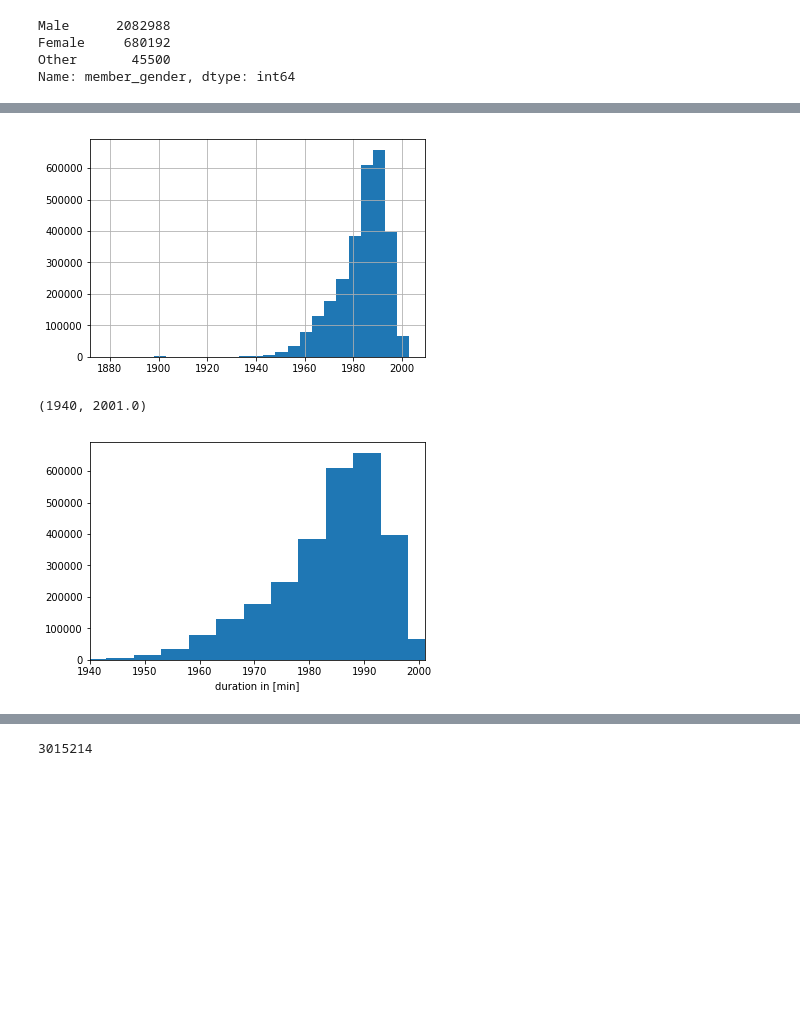
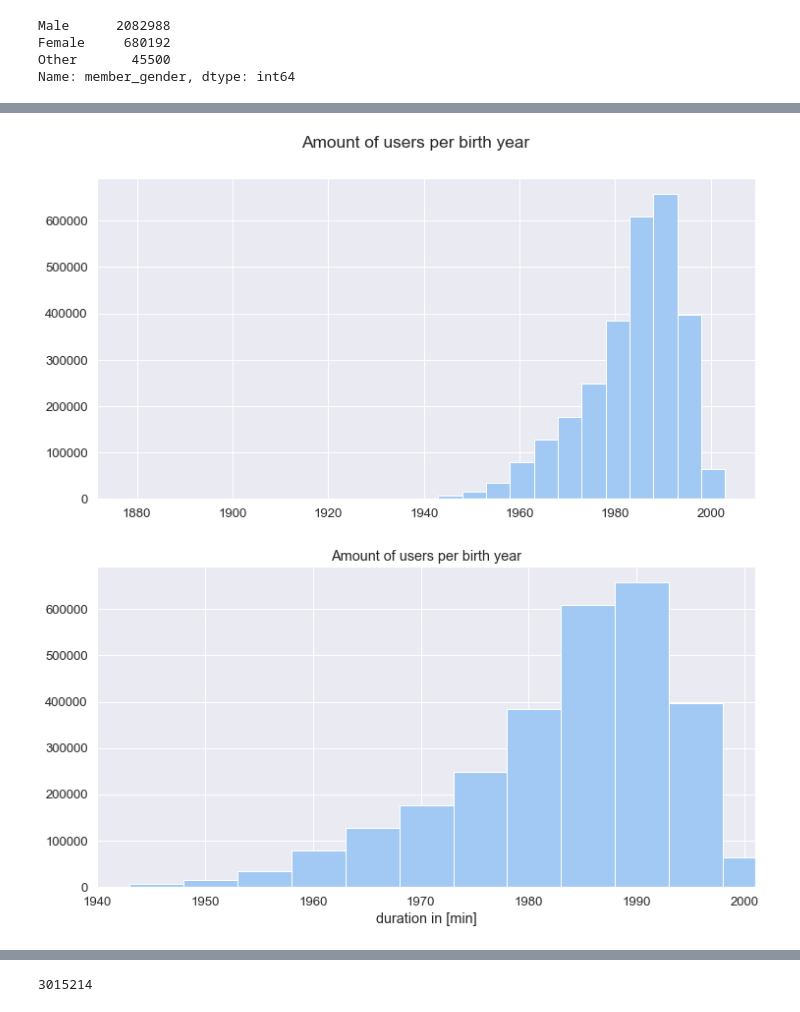
Before and after one commit to resa89/DataAnalystND, a Jupyter notebook: 07_CommunicatingDataFindings/wrangle_act.ipynb, the cells around one changed output, grey strips where cells are left out. Cells and saved outputs as stored; diff of their text form; code cells hidden in the pictures; blank space fills up the shorter version.

```diff
--- a/07_CommunicatingDataFindings/wrangle_act.ipynb
+++ b/07_CommunicatingDataFindings/wrangle_act.ipynb
@@ -12,8 +12,15 @@ import matplotlib.dates as dates
 from IPython.core.display import Image, display
 from mpl_toolkits.basemap import Basemap
 from PIL import Image
+import pylab as pl
 
 %matplotlib inline
+
+sns.set_style("whitegrid")
+sns.set(rc={'figure.figsize':(12,6)})
+sns.set(font_scale=1.2)
+sns.set_palette("pastel")
+base_color = sns.color_palette()[0]
 # %% [markdown]
 ## 1. Gather Data
 Gather data from local csv file.
@@ -188,15 +197,16 @@ df['member_birth_year'].min(),df['member_birth_year'].max();
 # %%
 bins = np.arange(df['member_birth_year'].min(), df['member_birth_year'].max()+5, 5)
-df['member_birth_year'].hist(bins=bins);
+axes = df['member_birth_year'].hist(bins=bins)
+pl.suptitle("Amount of users per birth year");
 # %% [output]
-[figure, old version]
+[figure, new version]
 # %%
 bins = np.arange(df['member_birth_year'].min(), df['member_birth_year'].max()+5, 5)
 plt.hist(df['member_birth_year'], bins = bins)
 plt.xlabel('duration in [min]')
 plt.xlim(1940, df['member_birth_year'].max()) # could also be called as plt.xlim((0, 35));
+plt.title('Amount of users per birth year');
 # %% [output]
-(1940, 2001.0)
-[figure, old version]
+[figure, new version]
 # %%
 ax1 = sns.boxplot(data = df, x = 'user_type', y = 'member_birth_year', color = base_color)
```
Also changed, not shown: parts of 39 cells of this notebook.
